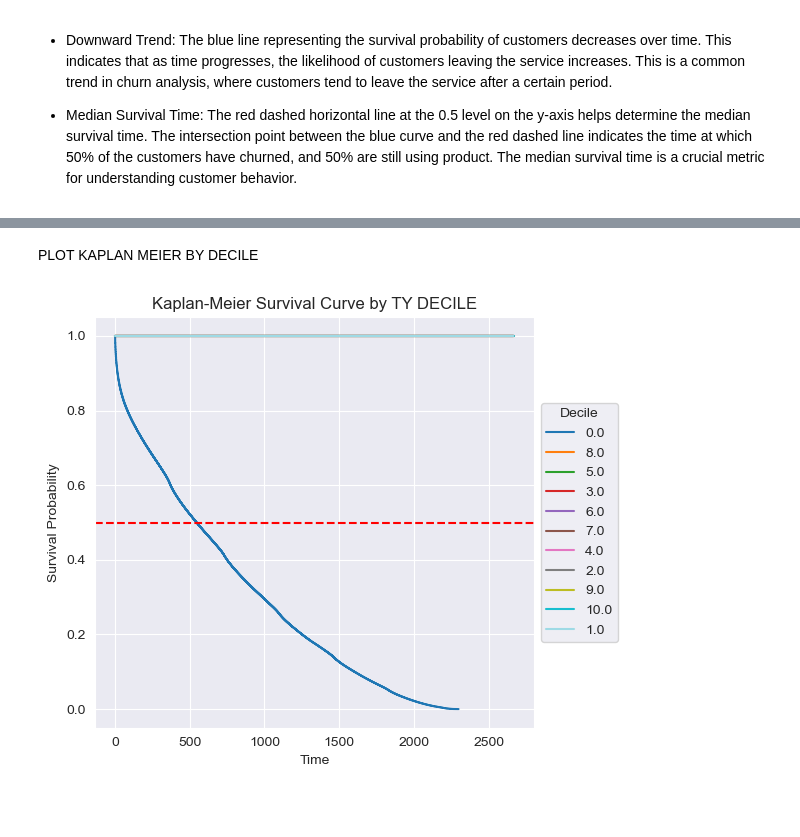
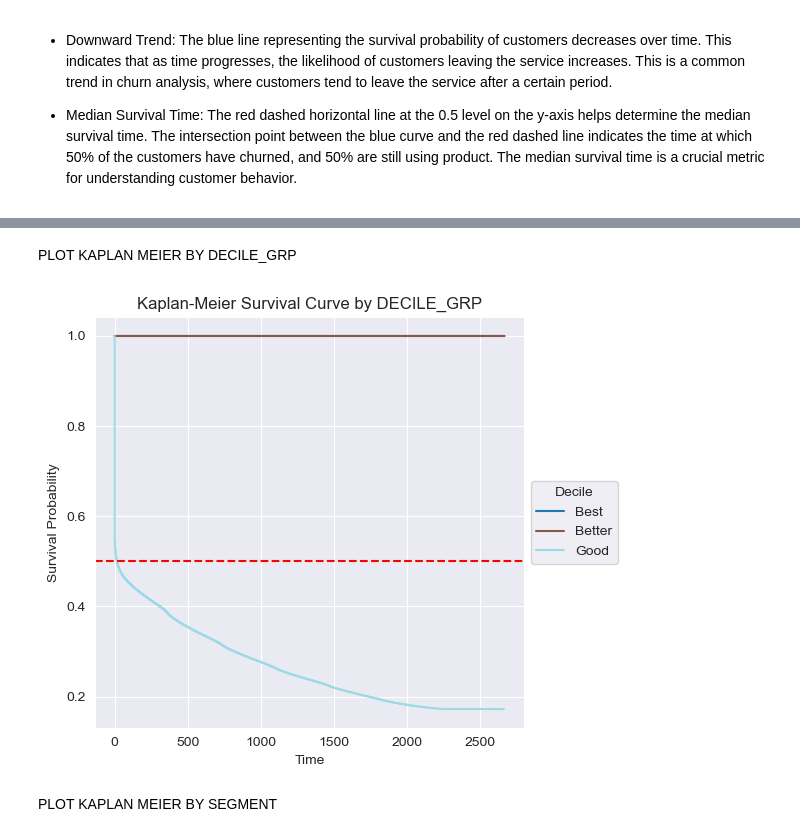
Before and after one commit to Tamntt1395Hero/Shared, a Jupyter notebook: Survival Churn Analysis_SFMC.ipynb, the cells around one changed output, grey strips where cells are left out. Drawn from its saved outputs; the diff is of its cells as text; code cells hidden in the pictures; blank space fills up the shorter version.

```diff
--- a/Survival Churn Analysis_SFMC.ipynb
+++ b/Survival Churn Analysis_SFMC.ipynb
@@ -77,5 +244,5 @@ data['tenure'] = np.where(data['churn'] == 0, data['gap_2'], data['gap_1'])
 # %%
-df=data[['CONS_ID','LIFE_STAGE','TY_NODE_NM','TY_NET_SALES','TY_TRANS_CNT','TY_POS_TRANS_CNT','TY_UNIT_CNT','TY_VISITS','DAYS_SINCE_LAST_VISIT','recency','frequency','monetary','tenure','churn']]
+df=data[['CONS_ID','LIFE_STAGE','FREQ_GRP', 'DECILE_GRP','CLASSIC_RFM_SEGMENT', 'SEGMENT','LT_NET_SALES','TY_NET_SALES','LT_TRANS_CNT','LT_POS_TRANS_CNT','LT_UNIT_CNT','LT_VISITS','TY_TRANS_CNT','TY_POS_TRANS_CNT','TY_UNIT_CNT','TY_VISITS','DAYS_SINCE_LAST_VISIT','recency','frequency','monetary','tenure','churn']]
 df=df.rename(columns={
     'CONS_ID':'Cons_ID',
     'LIFE_STAGE':'life_stage',
@@ -84,6 +251,11 @@ df=df.rename(columns={
     'TY_POS_TRANS_CNT':'TY_pos_trans_cnt',
     'TY_UNIT_CNT':'TY_unit_cnt',
     'TY_VISITS':'TY_visits',
+    'LT_NET_SALES':'LT_net_sales',
+    'LT_TRANS_CNT':'LT_trans_cnt',
+    'LT_POS_TRANS_CNT':'LT_pos_trans_cnt',
+    'LT_UNIT_CNT':'LT_unit_cnt',
+    'LT_VISITS':'LT_visits',
     'DAYS_SINCE_LAST_VISIT':'Days_since_last_visit'
 })
 df.head(100)
@@ -106,6 +309,5 @@ REMOVE DATA WITH TENURE==0 && CHURN ==1
 # %%
-# REMOVE data có Tenure ==0 và churn==1
-df=df[~((df['tenure'] == 0) & (df['churn'] == 1))]
+df=df[~((df['tenure']<=1) & (df['churn'] == 0))]
 # Mean and Median of Churn
 events=df[['tenure','churn']]
 naive_stat_1=(events.query("churn==1")["tenure"].apply(["median","mean"]))
@@ -216,18 +474,18 @@ PLOT KAMPLAN MEIER BY TY NODE
 # %%
 import matplotlib.cm as cm
-categories = df['TY_NODE_NM'].unique()
+categories = df['FREQ_GRP'].unique()
 colors = cm.get_cmap('tab20', len(categories))
 plt.figure(figsize=(8, 5))
 for i, category in enumerate(categories):
-    mask = df['TY_NODE_NM'] == category
+    mask = df['FREQ_GRP'] == category
     kmf.fit(durations=df[mask]['tenure'], event_observed=df[mask]['churn'], label=category)
     kmf.plot_survival_function(ci_show=False, color=colors(i))
  # Thêm đường ngang ở mức 0.5
 plt.axhline(y=0.5, color='red', linestyle='--')
-plt.title('Kaplan-Meier Survival Curve by TY NODE')
+plt.title('Kaplan-Meier Survival Curve by FREQ_GRP')
 plt.xlabel('Time')
 plt.ylabel('Survival Probability')
-plt.legend(title='Node', loc='center left', bbox_to_anchor=(1, 0.5))
+plt.legend(title='FREQ_GRP', loc='center left', bbox_to_anchor=(1, 0.5))
 plt.tight_layout(rect=[0, 0, 0.75, 1])
 plt.show()
 # %% [output]
@@ -235,8 +493,8 @@ plt.show()
 # %%
-for category in categories:
-    mask = df['TY_NODE_NM'] == category
-    kmf.fit(durations=df[mask]['tenure'], event_observed=df[mask]['churn'])
-    print(f"Category: {category}")
-    print("\nMedian survival time:")
-    print(kmf.median_survival_time_)
-    print("\n")
+# for category in categories:
+#     mask = df['FREQ_GRP'] == category
+#     kmf.fit(durations=df[mask]['tenure'], event_observed=df[mask]['churn'])
+#     print(f"Category: {category}")
+#     print("\nMedian survival time:")
+#     print(kmf.median_survival_time_)
+#     print("\n")
@@ -261,20 +501,22 @@ inf
 # %% [markdown]
-PLOT KAPLAN MEIER BY DECILE
+PLOT KAPLAN MEIER BY DECILE_GRP
 # %%
-categories = df['monetary'].unique()
+categories = df['DECILE_GRP'].unique()
 colors = cm.get_cmap('tab20', len(categories))
 plt.figure(figsize=(8, 5))
 for i, category in enumerate(categories):
-    mask = df['monetary'] == category
+    mask = df['DECILE_GRP'] == category
     kmf.fit(durations=df[mask]['tenure'], event_observed=df[mask]['churn'], label=category)
     kmf.plot_survival_function(ci_show=False, color=colors(i))
  # Thêm đường ngang ở mức 0.5
 plt.axhline(y=0.5, color='red', linestyle='--')
-plt.title('Kaplan-Meier Survival Curve by TY DECILE')
+plt.title('Kaplan-Meier Survival Curve by DECILE_GRP')
 plt.xlabel('Time')
 plt.ylabel('Survival Probability')
 plt.legend(title='Decile', loc='center left', bbox_to_anchor=(1, 0.5))
 plt.tight_layout(rect=[0, 0, 0.75, 1])
 plt.show()
 # %% [output]
-[figure, old version]
+[figure, new version]
+# %% [markdown]
+PLOT KAPLAN MEIER BY SEGMENT
```
Also changed, not shown: parts of 74 cells of this notebook.
